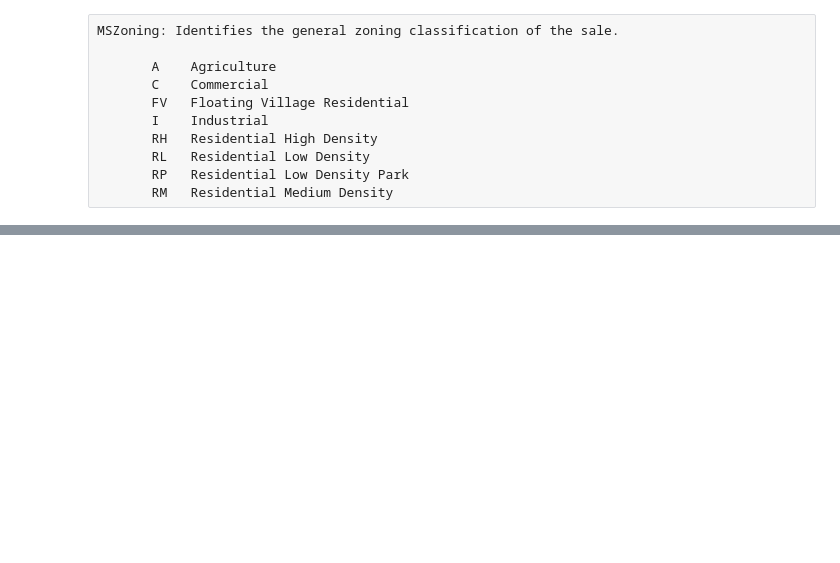
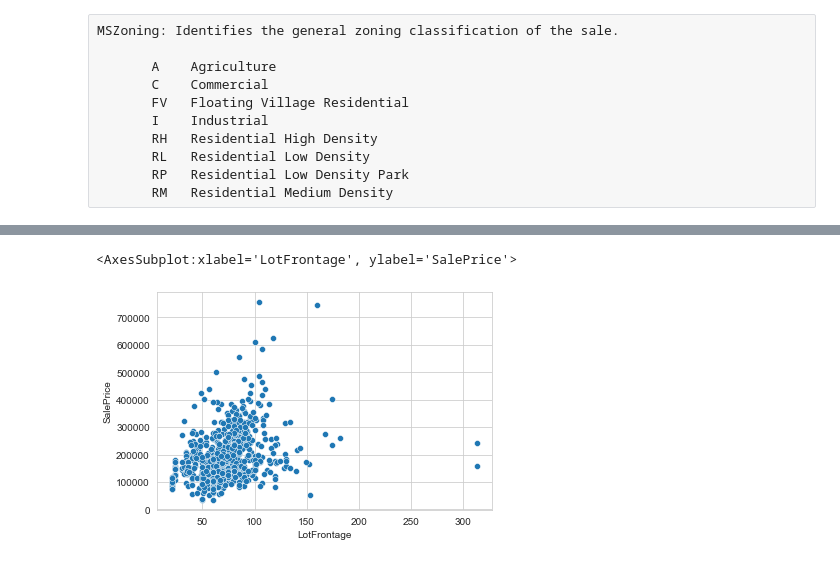
Before and after one commit to mohittomar2008/HOUSING-PRICE-PREDICTION, a Jupyter notebook: HOUSING-PRICE-PREDICTION.ipynb, the cells around one changed output, grey strips where cells are left out. Cells and saved outputs as stored; diff of their text form; code cells hidden in the pictures; blank space fills up the shorter version.

```diff
--- a/HOUSING-PRICE-PREDICTION.ipynb
+++ b/HOUSING-PRICE-PREDICTION.ipynb
@@ -305,0 +354,5 @@ MSZoning: Identifies the general zoning classification of the sale.
+# %%
+sns.scatterplot(df['LotFrontage'],df['SalePrice'])
+# %% [output]
+<AxesSubplot:xlabel='LotFrontage', ylabel='SalePrice'>
+[figure, added]
```
Also changed, not shown: parts of 65 cells of this notebook.
